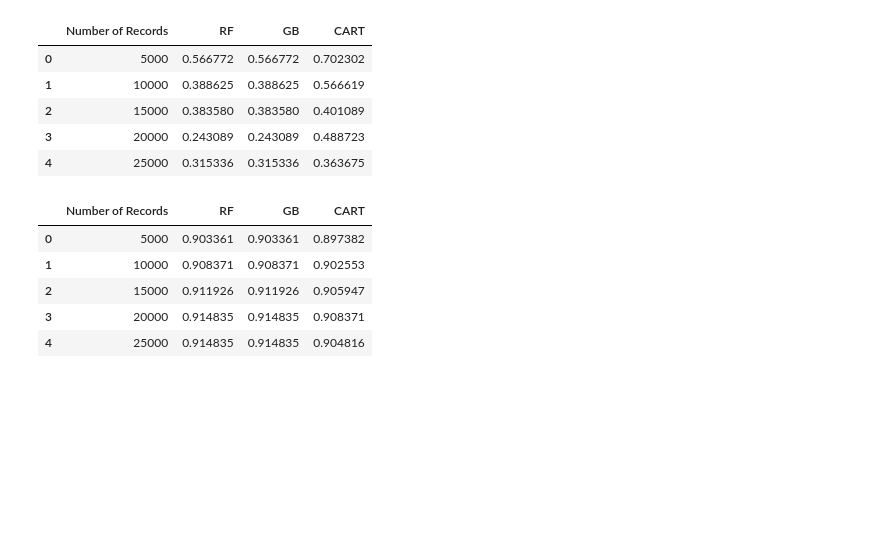
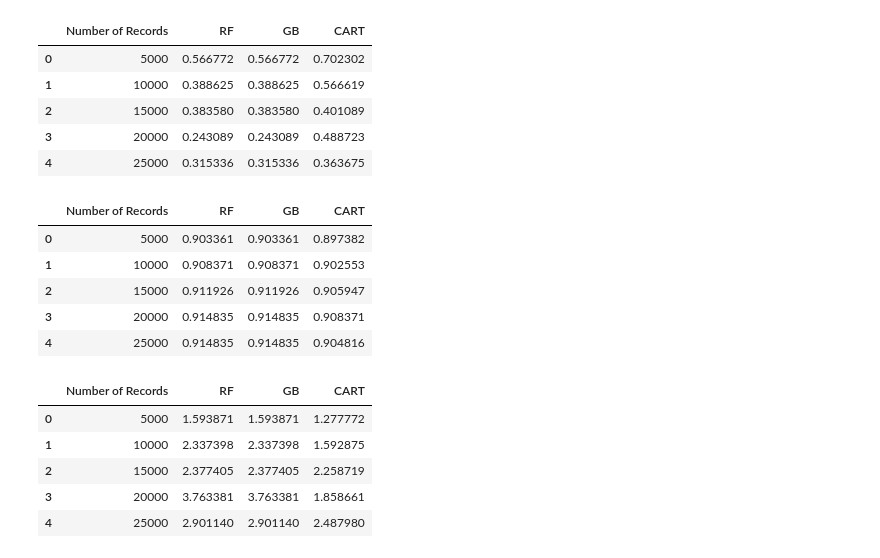
Before and after one commit to karthikmswamy/TF_Intro_Notebooks, a Jupyter notebook: TF_DF_with_Data_Variations_Bank.ipynb, the cells around one changed output. Drawn from its saved outputs; the diff is of its cells as text; code cells hidden in the pictures; blank space fills up the shorter version.

```diff
--- a/TF_DF_with_Data_Variations_Bank.ipynb
+++ b/TF_DF_with_Data_Variations_Bank.ipynb
@@ -377,3 +377,18 @@ df_results.head()
 | 2 | 15000 | 0.911926 | 0.911926 | 0.905947 |
 | 3 | 20000 | 0.914835 | 0.914835 | 0.908371 |
 | 4 | 25000 | 0.914835 | 0.914835 | 0.904816 |
+# %%
+df_results = pd.DataFrame()
+df_results["Number of Records"] = [res[0] for res in results_rf]
+df_results["RF"] = [res[2] for res in results_gb]
+df_results["GB"] = [res[2] for res in results_gb]
+df_results["CART"] = [res[2] for res in results_cm]
+
+df_results.head()
+# %% [output]
+|  | Number of Records | RF | GB | CART |
+| 0 | 5000 | 1.593871 | 1.593871 | 1.277772 |
+| 1 | 10000 | 2.337398 | 2.337398 | 1.592875 |
+| 2 | 15000 | 2.377405 | 2.377405 | 2.258719 |
+| 3 | 20000 | 3.763381 | 3.763381 | 1.858661 |
+| 4 | 25000 | 2.901140 | 2.901140 | 2.487980 |
```
